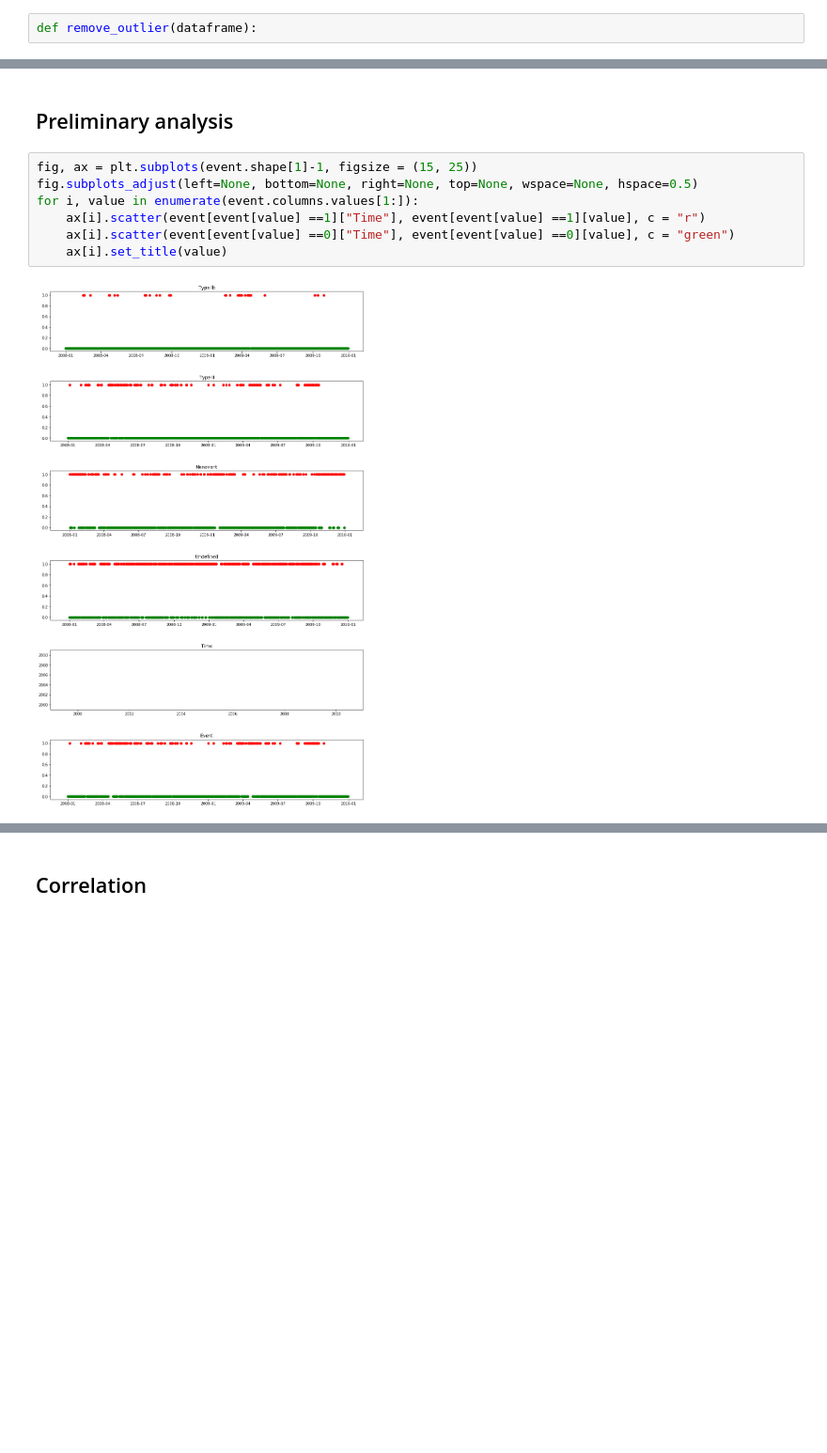
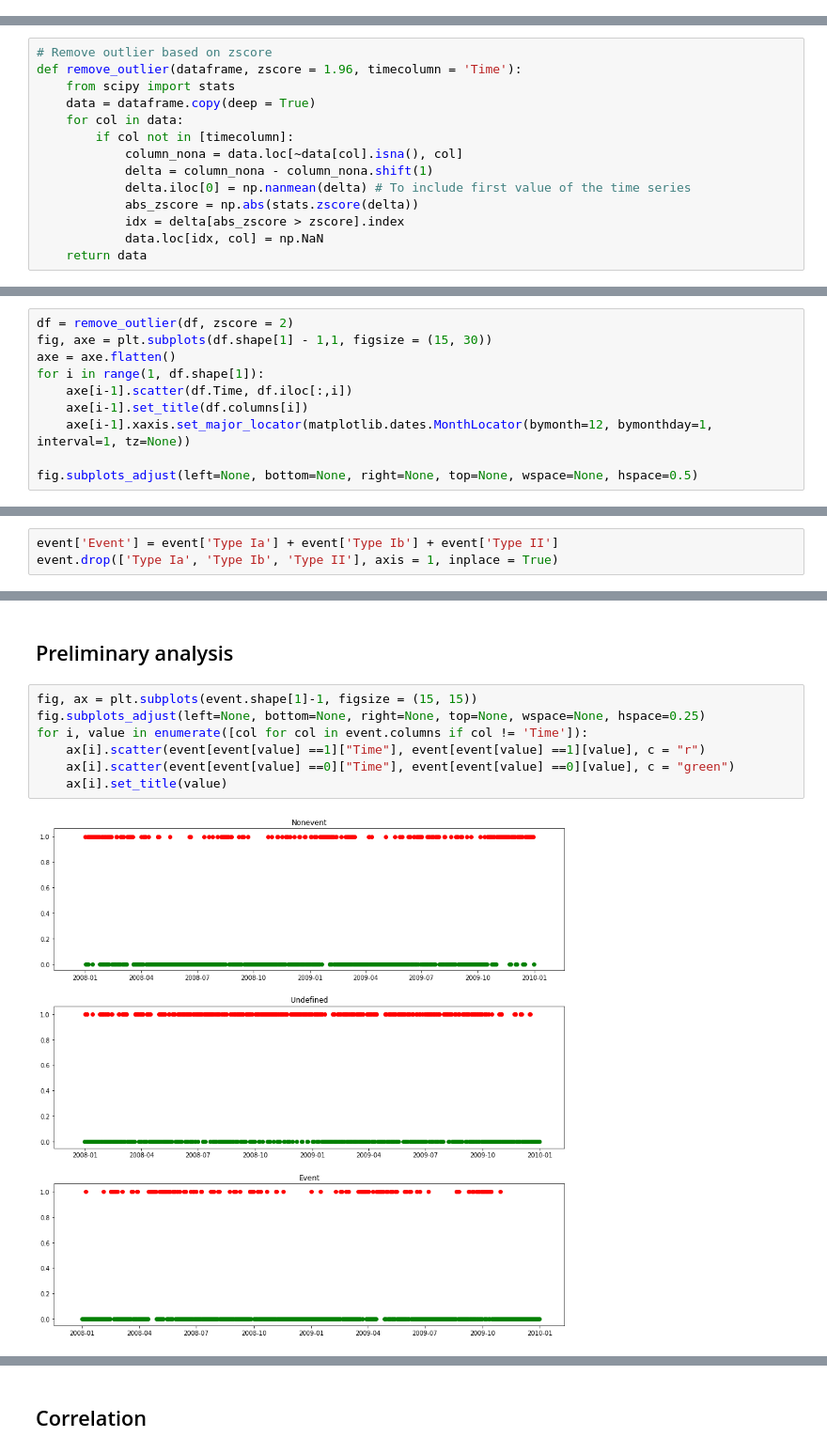
Before and after one commit to vietle94/NPF-smearII, a Jupyter notebook: Project.ipynb, the cells around one changed output, grey strips where cells are left out. Shown at 94% size. Saved outputs shown, nothing was run; the diff lists cells and outputs as text; blank space fills up the shorter version.

Commit message:
Remove outlier

```diff
--- a/Project.ipynb
+++ b/Project.ipynb
@@ -247,2 +246,0 @@ Instead, I wil make a function to remove outlier by first compute the distributi
-# %%
-def remove_outlier(dataframe):
@@ -264,0 +259,14 @@ condense.shift(1)
+# %%
+# Remove outlier based on zscore
+def remove_outlier(dataframe, zscore = 1.96, timecolumn = 'Time'):
+    from scipy import stats
+    data = dataframe.copy(deep = True)
+    for col in data:
+        if col not in [timecolumn]:
+            column_nona = data.loc[~data[col].isna(), col]
+            delta = column_nona - column_nona.shift(1)
+            delta.iloc[0] = np.nanmean(delta) # To include first value of the time series
+            abs_zscore = np.abs(stats.zscore(delta))
+            idx = delta[abs_zscore > zscore].index
+            data.loc[idx, col] = np.NaN
+    return data
@@ -264,0 +275,10 @@ condense.shift(1)
+# %%
+df = remove_outlier(df, zscore = 2)
+fig, axe = plt.subplots(df.shape[1] - 1,1, figsize = (15, 30))
+axe = axe.flatten()
+for i in range(1, df.shape[1]):
+    axe[i-1].scatter(df.Time, df.iloc[:,i])
+    axe[i-1].set_title(df.columns[i])
+    axe[i-1].xaxis.set_major_locator(matplotlib.dates.MonthLocator(bymonth=12, bymonthday=1, interval=1, tz=None))
+
+fig.subplots_adjust(left=None, bottom=None, right=None, top=None, wspace=None, hspace=0.5)
@@ -286,0 +299,3 @@ event.drop(['Type Apple', 'Type Rain', 'Type Bump', 'Type Featureless'], axis =
+# %%
+event['Event'] = event['Type Ia'] + event['Type Ib'] + event['Type II']
+event.drop(['Type Ia', 'Type Ib', 'Type II'], axis = 1, inplace = True)
@@ -289,14 +309,14 @@ event.drop(['Type Apple', 'Type Rain', 'Type Bump', 'Type Featureless'], axis =
 # %% [markdown]
 ## Preliminary analysis
 # %%
-fig, ax = plt.subplots(event.shape[1]-1, figsize = (15, 25))
-fig.subplots_adjust(left=None, bottom=None, right=None, top=None, wspace=None, hspace=0.5)
-for i, value in enumerate(event.columns.values[1:]):
+fig, ax = plt.subplots(event.shape[1]-1, figsize = (15, 15))
+fig.subplots_adjust(left=None, bottom=None, right=None, top=None, wspace=None, hspace=0.25)
+for i, value in enumerate([col for col in event.columns if col != 'Time']):
     ax[i].scatter(event[event[value] ==1]["Time"], event[event[value] ==1][value], c = "r")
     ax[i].scatter(event[event[value] ==0]["Time"], event[event[value] ==0][value], c = "green")
     ax[i].set_title(value)
 # %% [output]
-[figure, old version]
+[figure, new version]
 # %%
 plt.figure(figsize = (15,10))
 plt.plot("Time", "Condensation_sink","o", data = condense)
```
Also changed, not shown: parts of 27 cells of this notebook.
